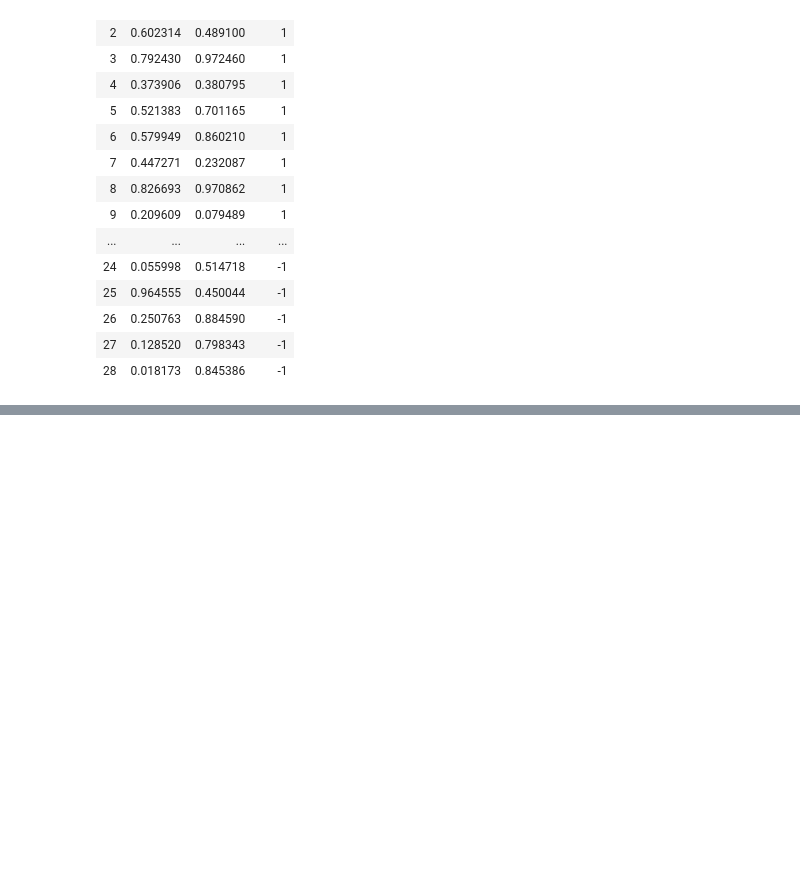
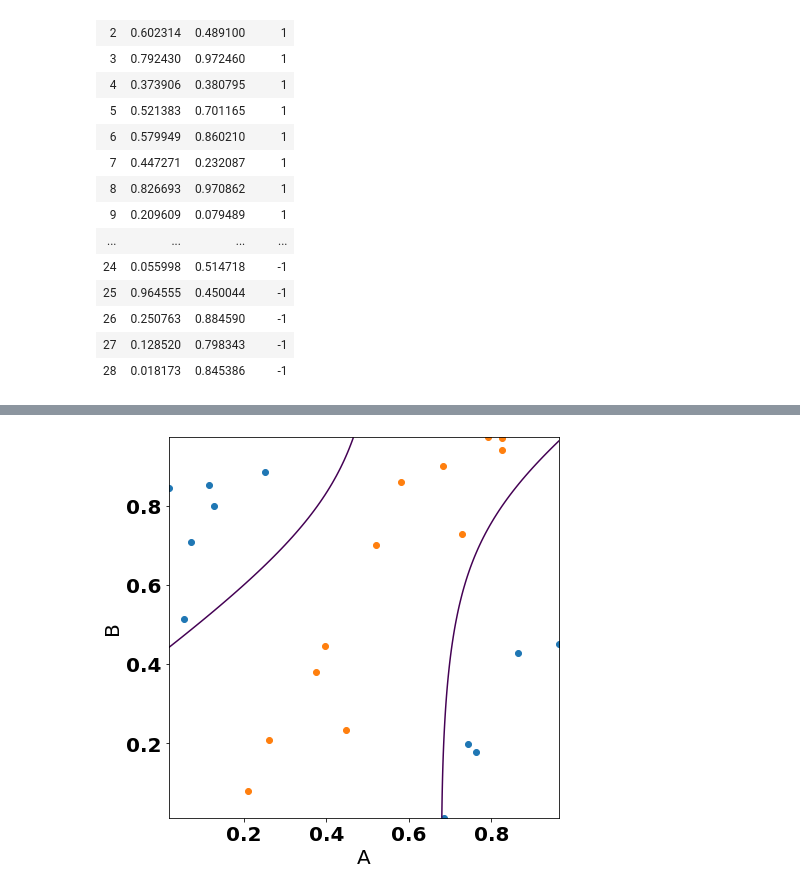
Before and after one commit to manyasha-n-m/rokz, a Jupyter notebook: rokz_labs/lab2/lab2.ipynb, the cells around one changed output, grey strips where cells are left out. Saved outputs shown, nothing was run; the diff lists cells and outputs as text; code cells hidden in the pictures; blank space fills up the shorter version.

```diff
--- a/rokz_labs/lab2/lab2.ipynb
+++ b/rokz_labs/lab2/lab2.ipynb
@@ -117,2 +120,2 @@ train
 # %%
-C = Classifier(train)
+C = Classifier(train1)
@@ -120,0 +132,4 @@ C = Classifier(train)
+# %%
+C.plot(train1)
+# %% [output]
+[figure, added]
```
Also changed, not shown: parts of 9 cells of this notebook.
